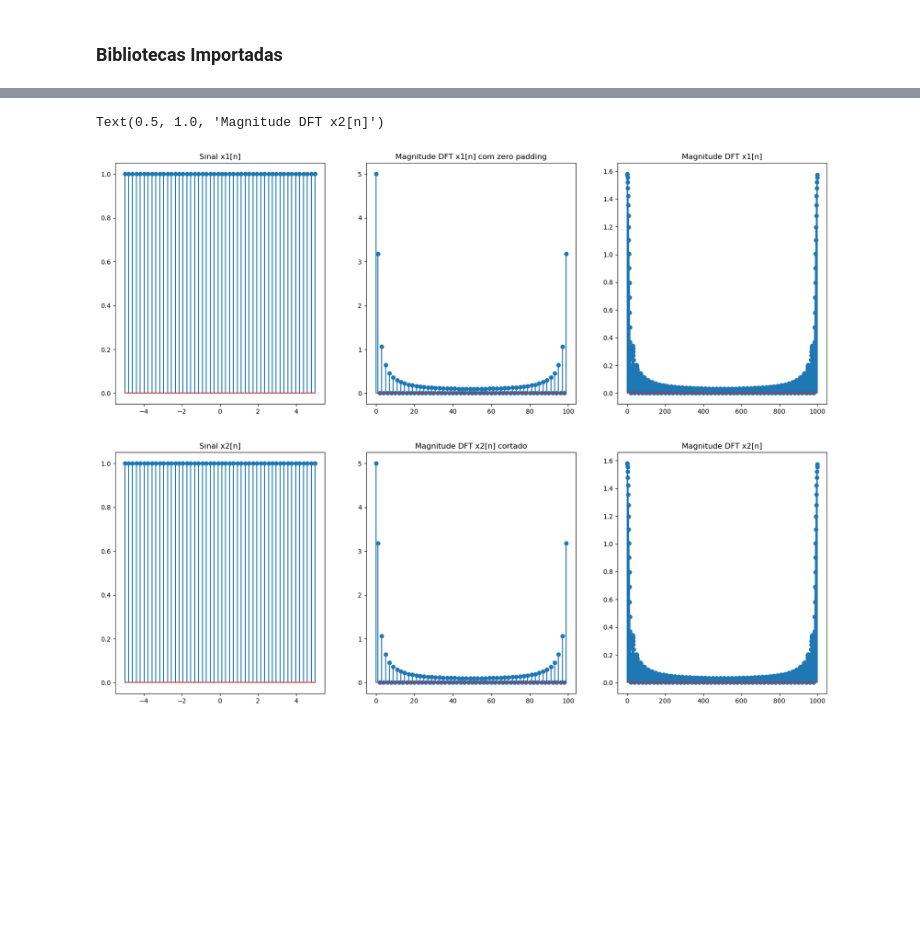
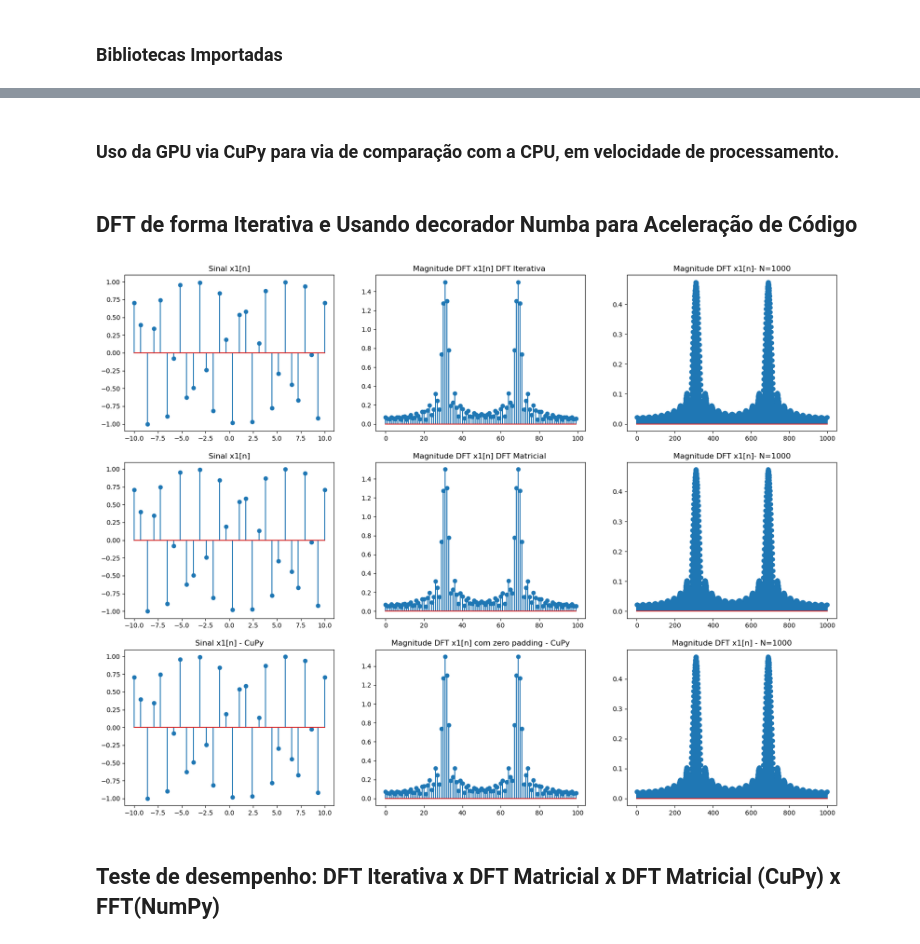
Before and after one commit to elmerfariass/PDS, a Jupyter notebook: DFTmatrix.ipynb, the cells around one changed output, grey strips where cells are left out. Saved outputs shown, nothing was run; the diff lists cells and outputs as text; code cells hidden in the pictures; blank space fills up the shorter version.

Commit message:
DFT Matricial Pronta

```diff
--- a/DFTmatrix.ipynb
+++ b/DFTmatrix.ipynb
@@ -211,0 +218,2 @@ Esta única linha de código substitui os seus dois laços aninhados, resultando
+# %% [markdown]
+### Uso da GPU via CuPy para via de comparação com a CPU, em velocidade de processamento.
@@ -212,3 +271,5 @@ Esta única linha de código substitui os seus dois laços aninhados, resultando
+# %% [markdown]
+## DFT de forma Iterativa e Usando decorador Numba para Aceleração de Código
 # %%
 @njit(parallel=True)
 def DFT_func(signal, N):
@@ -227,39 +288,46 @@ def DFT_func(signal, N):
 
     return X / np.sqrt(N)  # normaliza a DFT
 # %%
-L1= 50
+L1= 30
 N1= 100
 
-L2=100
-N2=80
+n1= np.linspace(-10,10,L1)
 
-n1= np.linspace(-5,5,L1)
-
-x1= np.where(np.abs(n1)<10,1,0) #sinal retangular
+x1= np.cos(2*np.pi*n1 + np.pi/4) #cosine signal
 
 
 X1_DFT= DFT_func(x1,N=N1) #DFT do sinal x1, L1=50 < N1=100, com zero padding
 
 X2_DFT= DFT_func_matricial(x1,N=N1) #DFT do sinal x2, L2=100 > N2=80, truncado
 
 X3_DFT= DFT_func(x1,N=1000) #DFT do sinal x2, L2=100 < N=1000
 
 X4_DFT= DFT_func_matricial(x1,N=1000) #DFT do sinal x2, L2=100 > N=1000
 
-fig , axs= plt.subplots(2,3, figsize=(20,15))
+X5_DFT= DFT_func_cupy(x1,N=N1) #DFT do sinal x2, L2=100 > N=1000 usando CuPy
+
+X6_DFT= DFT_func_cupy(x1,N=1000) #DFT do sinal x2, L2=100 > N=1000 usando CuPy
+
+fig , axs= plt.subplots(3,3, figsize=(20,15))
 
 axs[0,0].stem(n1,x1)
 axs[0,0].set_title('Sinal x1[n]')
 axs[1,0].stem(n1,x1)
-axs[1,0].set_title('Sinal x2[n]')
+axs[1,0].set_title('Sinal x1[n]')
 axs[0,1].stem(np.abs(X1_DFT))
-axs[0,1].set_title('Magnitude DFT x1[n] com zero padding')
+axs[0,1].set_title('Magnitude DFT x1[n] DFT Iterativa ')
 axs[1,1].stem(np.abs(X2_DFT))
-axs[1,1].set_title('Magnitude DFT x2[n] cortado')
+axs[1,1].set_title('Magnitude DFT x1[n] DFT Matricial ')
 axs[0,2].stem(np.abs(X3_DFT))
-axs[0,2].set_title('Magnitude DFT x1[n]')
+axs[0,2].set_title('Magnitude DFT x1[n]- N=1000')
 axs[1,2].stem(np.abs(X4_DFT))
-axs[1,2].set_title('Magnitude DFT x2[n]')
+axs[1,2].set_title('Magnitude DFT x1[n]- N=1000')
+axs[2,0].stem(n1,x1)
+axs[2,0].set_title('Sinal x1[n] - CuPy')
+axs[2,1].stem(np.abs(X5_DFT))
+axs[2,1].set_title('Magnitude DFT x1[n] com zero padding - CuPy')
+axs[2,2].stem(np.abs(X6_DFT))
+axs[2,2].set_title('Magnitude DFT x1[n] - N=1000')
+plt.show()
 # %% [output]
-Text(0.5, 1.0, 'Magnitude DFT x2[n]')
-[figure, old version]
+[figure, new version]
@@ -317,3 +334,5 @@ def DFT_func_cupy(signal_np, N):
+# %% [markdown]
+## Teste de desempenho: DFT Iterativa x DFT Matricial x DFT Matricial (CuPy) x FFT(NumPy)
 # %%
 N_values = [2**i for i in range(5, 16)] # N = 32, 64, ..., 2048 (para teste rápido)
 # N_values = [2**i for i in range(5, 14)] # Se tiver tempo, aumente N para ~8192
```
Also changed, not shown: parts of 5 cells of this notebook.
